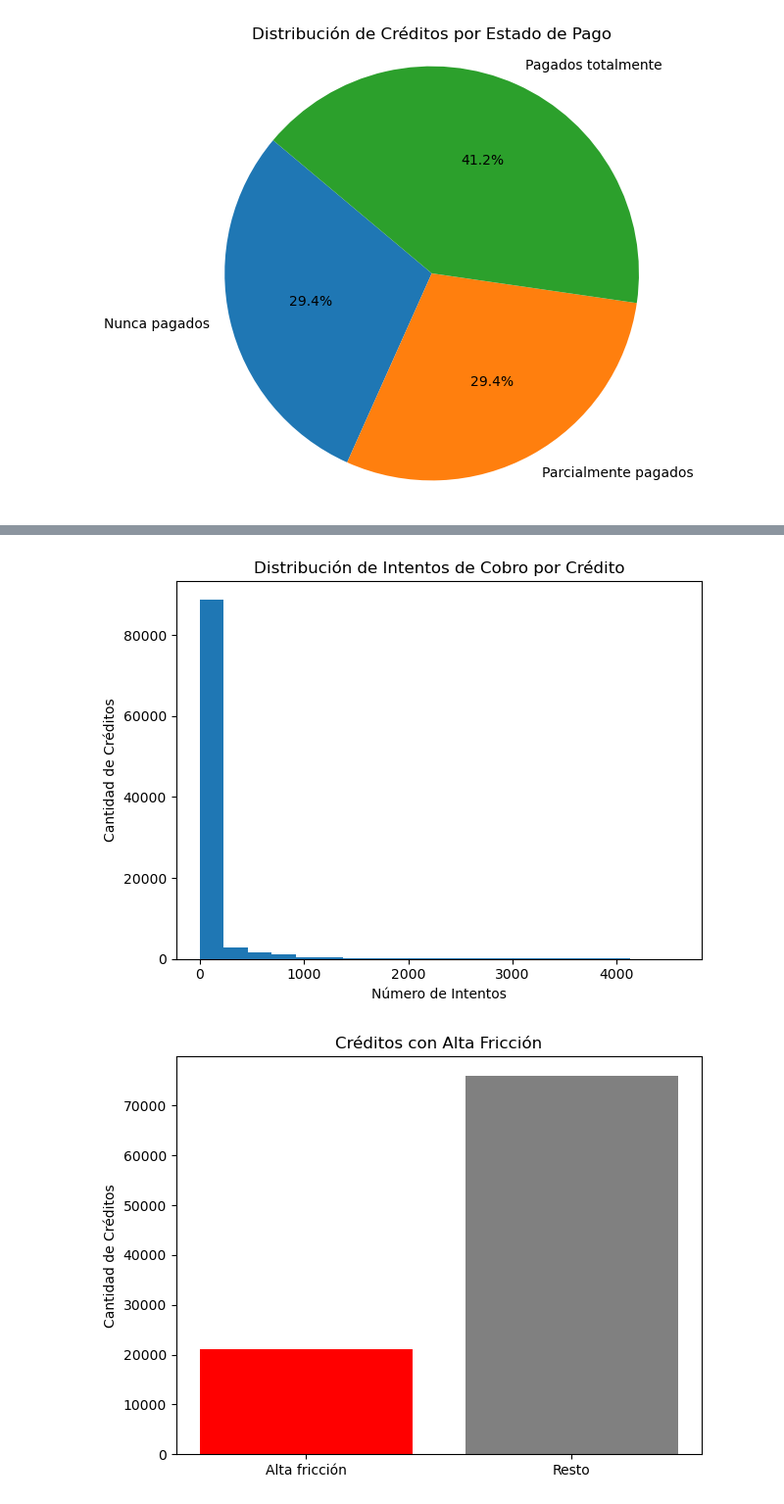
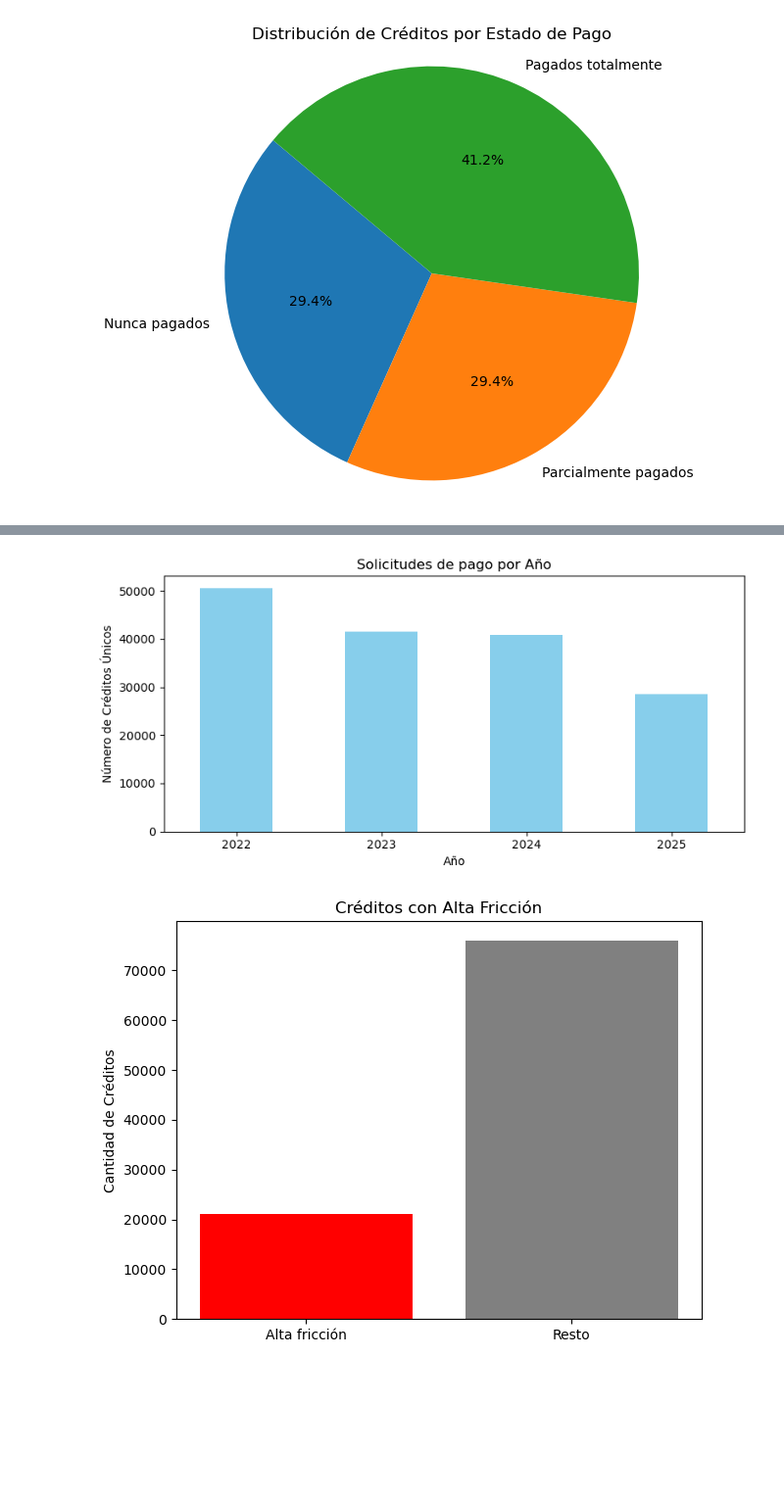
Before and after one commit to allfunso/Qubitos-Datathon, a Jupyter notebook: analysis.ipynb, the cells around one changed output, grey strips where cells are left out. Shown at 98% size. Saved outputs shown, nothing was run; the diff lists cells and outputs as text; code cells hidden in the pictures; blank space fills up the shorter version.

Commit message:
Graficas

```diff
--- a/analysis.ipynb
+++ b/analysis.ipynb
@@ -208,11 +208,17 @@ plt.show()
-# %%
-grupo_cliente.size().plot(kind='hist', bins=20, title='Distribución de Intentos de Cobro por Crédito')
-plt.xlabel('Número de Intentos')
-plt.ylabel('Cantidad de Créditos')
-plt.tight_layout()
-plt.show()
-# %% [output]
-[figure, removed]
+# %%
+solicitudes_por_ano = df_lista.groupby(df_lista['fechaEnvioCobro'].dt.year)['idCredito'].nunique()
+
+# Graficar
+plt.figure(figsize=(8,4))
+solicitudes_por_ano.plot(kind='bar', color='skyblue')
+plt.title('Solicitudes de pago por Año')
+plt.xlabel('Año')
+plt.ylabel('Número de Créditos Únicos')
+plt.xticks(rotation=0)
+plt.tight_layout()
+plt.show()
+# %% [output]
+[figure, added]
 # %%
 friccion_labels = ['Alta fricción', 'Resto']
 friccion_valores = [alta_friccion, len(grupo_cliente) - alta_friccion]
```
Also changed, not shown: parts of 3 cells of this notebook.
